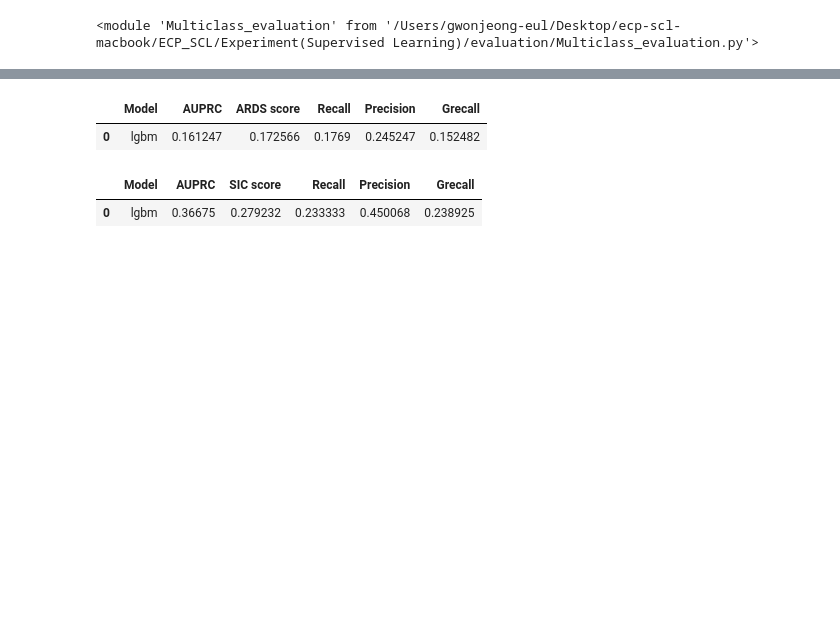
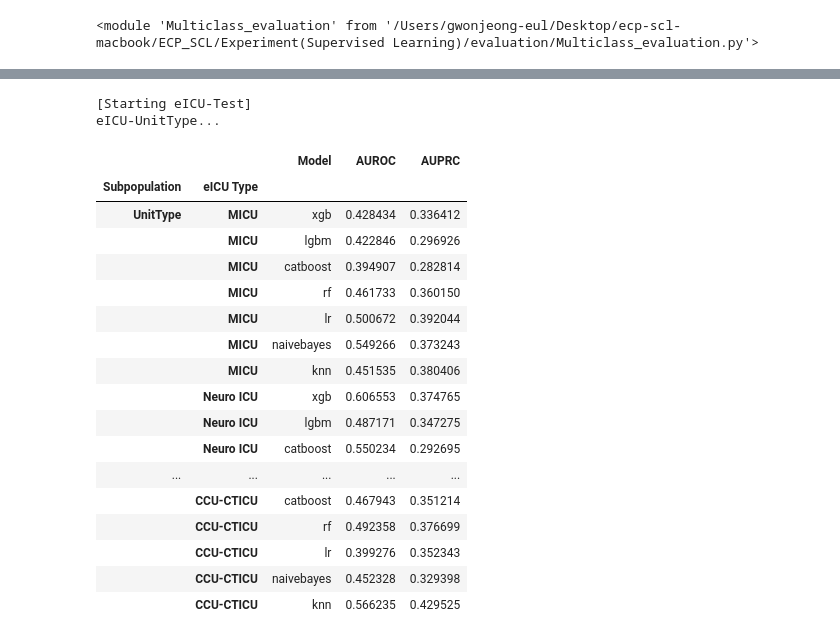
Before and after one commit to Jeong-Eul/CLEAR-Shock, a Jupyter notebook: Experiment(Supervised Learning)/sub task prediction/Baseline Subtask.ipynb, the cells around one changed output, grey strips where cells are left out. Drawn from its saved outputs; the diff is of its cells as text; code cells hidden in the pictures; blank space fills up the shorter version.

```diff
--- a/Experiment(Supervised Learning)/sub task prediction/Baseline Subtask.ipynb
+++ b/Experiment(Supervised Learning)/sub task prediction/Baseline Subtask.ipynb
@@ -151,19 +198,3 @@ X_train_sic8h, y_train_sic8h, _ = split.split_X_Y_SIC8h(mimic_sic8h__trainset, m
 reload(Multiclass_evaluation)
 # %% [output]
 <module 'Multiclass_evaluation' from '/Users/gwonjeong-eul/Desktop/ecp-scl-macbook/ECP_SCL/Experiment(Supervised Learning)/evaluation/Multiclass_evaluation.py'>
-# %%
-#mortality
-
-lgbm_wrapper = LGBMClassifier(random_state = 42, verbose=-1)
-lgbm_wrapper.fit(X_train_mort, y_train_mort)
-
-X_test_mort, y_test_mort, test_output_mort = split.split_X_Y_MORT(mort_eicu_test[~(mort_eicu_test['death']=='event')], mode = 'eicu')
-
-X_test_mort = X_test_mort.drop(['hospitalid', 'hospitaldischargeyear'], axis = 1)
-
-test_preds_mort = lgbm_wrapper.predict(X_test_mort)
-test_output_mort['prediction_label'] = test_preds_mort
-test_output_mort['prediction_prob'] = lgbm_wrapper.predict_proba(X_test_mort)[:, 1]
-
-test_eval = Multiclass_evaluation.ST_binary_evaluation(_, test_output_mort, 'xgb', mode = 'eicu', event_task = False)
-display(test_eval)
@@ -190,36 +201,26 @@ display(test_eval_los)
-# %%
-lgbm_wrapper = LGBMClassifier(random_state = 42, verbose=-1)
-lgbm_wrapper.fit(X_train_ards8h, y_train_ards8h)
-
-X_test_ards8h, y_test_ards8h, test_output_ards8h = split.split_X_Y_ARDS8h(ards8h_eicu_test, mode = 'eicu')
-
-X_test_ards8h = X_test_ards8h.drop(['hospitalid', 'hospitaldischargeyear'], axis = 1)
-
-test_preds_ards8h = lgbm_wrapper.predict(X_test_ards8h)
-test_output_ards8h['prediction_label'] = test_preds_ards8h
-test_output_ards8h['prediction_prob'] = lgbm_wrapper.predict_proba(X_test_ards8h)[:, 1]
-
-test_eval_ards8h = Multiclass_evaluation.ST_binary_evaluation(ARDS8h_event_test, test_output_ards8h, 'lgbm', mode='eicu', event_task='ARDS 8h')
-display(test_eval_ards8h)
-# %% [output]
-|  | Model | AUPRC | ARDS score | Recall | Precision | Grecall |
-| 0 | lgbm | 0.161247 | 0.172566 | 0.1769 | 0.245247 | 0.152482 |
-# %%
-reload(Multiclass_evaluation)
-
-eicu_2014 = sic8h_eicu_test[sic8h_eicu_test['hospitaldischargeyear']==2014].drop(['hospitalid', 'hospitaldischargeyear'], axis = 1)
-eicu_2015 = sic8h_eicu_test[sic8h_eicu_test['hospitaldischargeyear']==2015].drop(['hospitalid', 'hospitaldischargeyear'], axis = 1)
-
-
-X_test_sic8h_2014, y_test_sic8h_2014, _ = split.split_X_Y_SIC8h(eicu_2014, mode = 'eicu')
-X_test_sic8h_2015, y_test_sic8h_2015, test_output_sic8h = split.split_X_Y_SIC8h(eicu_2015, mode = 'eicu')
-
-
-X = pd.concat([X_train_sic8h, X_test_sic8h_2014], axis = 0)
-Y = np.concatenate((y_train_sic8h, y_test_sic8h_2014))
-
-
-sic_models, result_sic = Multiclass_evaluation.create_subtask(X, Y, X_test_sic8h_2015, test_output_sic8h, SIC8h_event_test, mode='eicu', type='binary', event_task='SIC 8h')
-# %% [output]
-|  | Model | AUPRC | SIC score | Recall | Precision | Grecall |
-| 0 | lgbm | 0.36675 | 0.279232 | 0.233333 | 0.450068 | 0.238925 |
+# %%
+#mortality
+
+mort_models = Multiclass_evaluation.create_subtask(X_train_mort, y_train_mort)
+mort_evaluation_result = Multiclass_evaluation.unit_mort_evaluation(mort_unittype, mort_models)
+# %% [output]
+[Starting eICU-Test]
+eICU-UnitType...
+|  |  | Model | AUROC | AUPRC |
+| Subpopulation | eICU Type |  |  |  |
+| UnitType | MICU | xgb | 0.428434 | 0.336412 |
+|  | MICU | lgbm | 0.422846 | 0.296926 |
+|  | MICU | catboost | 0.394907 | 0.282814 |
+|  | MICU | rf | 0.461733 | 0.360150 |
+|  | MICU | lr | 0.500672 | 0.392044 |
+|  | MICU | naivebayes | 0.549266 | 0.373243 |
+|  | MICU | knn | 0.451535 | 0.380406 |
+|  | Neuro ICU | xgb | 0.606553 | 0.374765 |
+|  | Neuro ICU | lgbm | 0.487171 | 0.347275 |
+|  | Neuro ICU | catboost | 0.550234 | 0.292695 |
+| ... | ... | ... | ... | ... |
+|  | CCU-CTICU | catboost | 0.467943 | 0.351214 |
+|  | CCU-CTICU | rf | 0.492358 | 0.376699 |
+|  | CCU-CTICU | lr | 0.399276 | 0.352343 |
+|  | CCU-CTICU | naivebayes | 0.452328 | 0.329398 |
+|  | CCU-CTICU | knn | 0.566235 | 0.429525 |
```
Also changed, not shown: parts of 13 cells of this notebook, 3 other files.
